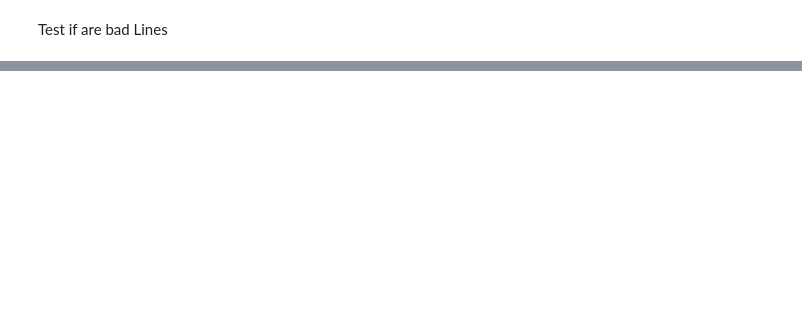
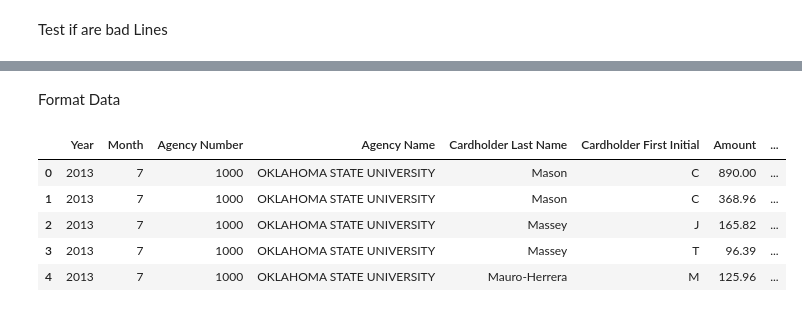
Before and after one commit to SteliosKarvanis/fraudulent-transactions_detection, a Jupyter notebook: readdata.ipynb, the cells around one changed output, grey strips where cells are left out. Saved outputs shown, nothing was run; the diff lists cells and outputs as text; code cells hidden in the pictures; blank space fills up the shorter version.

```diff
--- a/readdata.ipynb
+++ b/readdata.ipynb
@@ -5,6 +12,5 @@ import datetime
 # %% [markdown]
 ## Read Data
 # %%
-df = pd.read_csv("V2_ENG_interview_dataset.csv", infer_datetime_format=True)
-#df = df.dropna(axis=1)
+df = pd.read_csv("V2_ENG_interview_dataset.csv", dtype=str, infer_datetime_format=True)
 # %% [markdown]
@@ -44,3 +27,6 @@ df
+# %%
+types = {"Year-Month":int, "Agency Number":int,	"Agency Name":str, "Cardholder Last Name":str, "Cardholder First Initial":str, "Amount":float, "Vendor":str, "Transaction Date":str, "Posted Date":str,	"Merchant Category Code (MCC)":str}
 # %%
+df = df.astype(types)
 df["Posted Date"] = pd.to_datetime(df["Posted Date"])
 df["Transaction Date"] = pd.to_datetime(df["Transaction Date"])
@@ -64,0 +33,15 @@ df
+# %% [markdown]
+Format Data
+# %%
+df["Days Delay"] = (df["Posted Date"] - df["Transaction Date"]).dt.days
+df.insert(1, "Year", df["Year-Month"]//100)
+df.insert(2, "Month", df["Year-Month"]%100)
+df.drop("Year-Month", axis=1, inplace=True)
+df.head(5)
+# %% [output]
+|  | Year | Month | Agency Number | Agency Name | Cardholder Last Name | Cardholder First Initial | Amount | ... |
+| 0 | 2013 | 7 | 1000 | OKLAHOMA STATE UNIVERSITY | Mason | C | 890.00 | ... |
+| 1 | 2013 | 7 | 1000 | OKLAHOMA STATE UNIVERSITY | Mason | C | 368.96 | ... |
+| 2 | 2013 | 7 | 1000 | OKLAHOMA STATE UNIVERSITY | Massey | J | 165.82 | ... |
+| 3 | 2013 | 7 | 1000 | OKLAHOMA STATE UNIVERSITY | Massey | T | 96.39 | ... |
+| 4 | 2013 | 7 | 1000 | OKLAHOMA STATE UNIVERSITY | Mauro-Herrera | M | 125.96 | ... |
```
Also changed, not shown: parts of 29 cells of this notebook, 1 other file.
